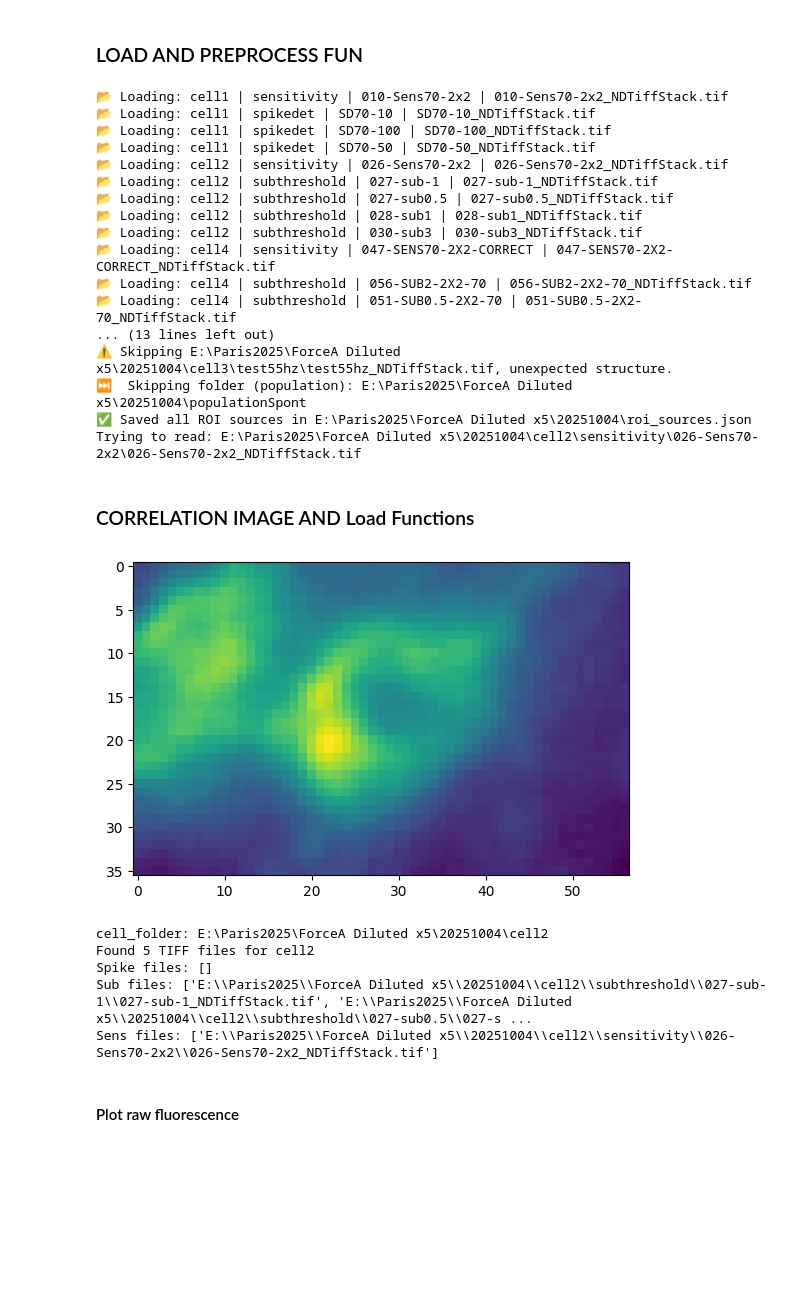
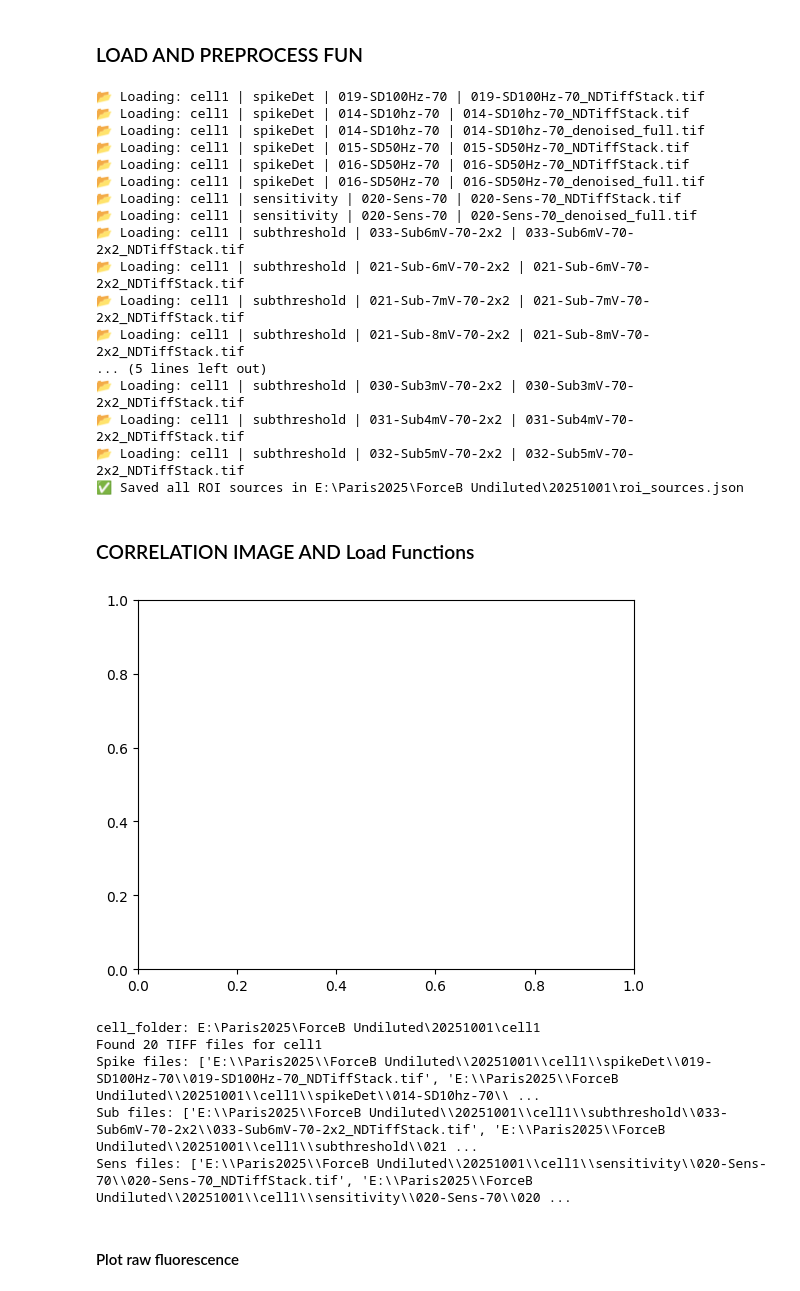
Before and after one commit to sofiamor/Imaging_analysis, a Jupyter notebook: Voltage_imaging/notebooks/mergeCodes.ipynb, the cells around one changed output. Saved outputs shown, nothing was run; the diff lists cells and outputs as text; code cells hidden in the pictures; blank space fills up the shorter version.

```diff
--- a/Voltage_imaging/notebooks/mergeCodes.ipynb
+++ b/Voltage_imaging/notebooks/mergeCodes.ipynb
@@ -261,14 +261,14 @@ def load_roi_mask(roi_path, shape):
             print(f"⚠️ Unknown ROI type for '{name}', keys: {list(roi.keys())}")
     return mask
 
-day_folder = r"E:\Paris2025\ForceA Diluted x5\20251004"
+day_folder = r"E:\Paris2025\ForceB Undiluted\20251001"
 data, sd70_path = load_all_tiffs_from_day(day_folder)
 roi_sources = find_roi_source_folders(day_folder)
 roi_sources = load_roi_sources_json(day_folder)
 
-cell_folder, first_folder = list(roi_sources.items())[1]
-first_folder = os.path.join(first_folder, '026-Sens70-2x2', '026-Sens70-2x2_NDTiffStack.tif')
-print("Trying to read:", first_folder)
+cell_folder, first_folder = list(roi_sources.items())[0]
+#first_folder = os.path.join(first_folder, '026-Sens70-2x2', '026-Sens70-2x2_NDTiffStack.tif')
+#print("Trying to read:", first_folder)
 
 def extract_trace(video_path):
     video_stack = load_video(video_path)
@@ -486,63 +486,63 @@ def plot_metrics(metrics):
     plt.tight_layout()
     plt.show()
 # %% [output]
-📂 Loading: cell1 | sensitivity | 010-Sens70-2x2 | 010-Sens70-2x2_NDTiffStack.tif
-📂 Loading: cell1 | spikedet | SD70-10 | SD70-10_NDTiffStack.tif
-📂 Loading: cell1 | spikedet | SD70-100 | SD70-100_NDTiffStack.tif
-📂 Loading: cell1 | spikedet | SD70-50 | SD70-50_NDTiffStack.tif
-📂 Loading: cell2 | sensitivity | 026-Sens70-2x2 | 026-Sens70-2x2_NDTiffStack.tif
-📂 Loading: cell2 | subthreshold | 027-sub-1 | 027-sub-1_NDTiffStack.tif
-📂 Loading: cell2 | subthreshold | 027-sub0.5 | 027-sub0.5_NDTiffStack.tif
-📂 Loading: cell2 | subthreshold | 028-sub1 | 028-sub1_NDTiffStack.tif
-📂 Loading: cell2 | subthreshold | 030-sub3 | 030-sub3_NDTiffStack.tif
-📂 Loading: cell4 | sensitivity | 047-SENS70-2X2-CORRECT | 047-SENS70-2X2-CORRECT_NDTiffStack.tif
-📂 Loading: cell4 | subthreshold | 056-SUB2-2X2-70 | 056-SUB2-2X2-70_NDTiffStack.tif
-📂 Loading: cell4 | subthreshold | 051-SUB0.5-2X2-70 | 051-SUB0.5-2X2-70_NDTiffStack.tif
-... (13 lines left out)
-⚠️ Skipping E:\Paris2025\ForceA Diluted x5\20251004\cell3\test55hz\test55hz_NDTiffStack.tif, unexpected structure.
-⏭️  Skipping folder (population): E:\Paris2025\ForceA Diluted x5\20251004\populationSpont
-✅ Saved all ROI sources in E:\Paris2025\ForceA Diluted x5\20251004\roi_sources.json
-Trying to read: E:\Paris2025\ForceA Diluted x5\20251004\cell2\sensitivity\026-Sens70-2x2\026-Sens70-2x2_NDTiffStack.tif
+📂 Loading: cell1 | spikeDet | 019-SD100Hz-70 | 019-SD100Hz-70_NDTiffStack.tif
+📂 Loading: cell1 | spikeDet | 014-SD10hz-70 | 014-SD10hz-70_NDTiffStack.tif
+📂 Loading: cell1 | spikeDet | 014-SD10hz-70 | 014-SD10hz-70_denoised_full.tif
+📂 Loading: cell1 | spikeDet | 015-SD50Hz-70 | 015-SD50Hz-70_NDTiffStack.tif
+📂 Loading: cell1 | spikeDet | 016-SD50Hz-70 | 016-SD50Hz-70_NDTiffStack.tif
+📂 Loading: cell1 | spikeDet | 016-SD50Hz-70 | 016-SD50Hz-70_denoised_full.tif
+📂 Loading: cell1 | sensitivity | 020-Sens-70 | 020-Sens-70_NDTiffStack.tif
+📂 Loading: cell1 | sensitivity | 020-Sens-70 | 020-Sens-70_denoised_full.tif
+📂 Loading: cell1 | subthreshold | 033-Sub6mV-70-2x2 | 033-Sub6mV-70-2x2_NDTiffStack.tif
+📂 Loading: cell1 | subthreshold | 021-Sub-6mV-70-2x2 | 021-Sub-6mV-70-2x2_NDTiffStack.tif
+📂 Loading: cell1 | subthreshold | 021-Sub-7mV-70-2x2 | 021-Sub-7mV-70-2x2_NDTiffStack.tif
+📂 Loading: cell1 | subthreshold | 021-Sub-8mV-70-2x2 | 021-Sub-8mV-70-2x2_NDTiffStack.tif
+... (5 lines left out)
+📂 Loading: cell1 | subthreshold | 030-Sub3mV-70-2x2 | 030-Sub3mV-70-2x2_NDTiffStack.tif
+📂 Loading: cell1 | subthreshold | 031-Sub4mV-70-2x2 | 031-Sub4mV-70-2x2_NDTiffStack.tif
+📂 Loading: cell1 | subthreshold | 032-Sub5mV-70-2x2 | 032-Sub5mV-70-2x2_NDTiffStack.tif
+✅ Saved all ROI sources in E:\Paris2025\ForceB Undiluted\20251001\roi_sources.json
 # %% [markdown]
 ### CORRELATION IMAGE AND Load Functions
 # %%
-expt_data = tifffile.imread(first_folder)
-correlation_img = calculate_spatial_average(expt_data.astype(np.float32))
+#expt_data = tifffile.imread(first_folder)
+#correlation_img = calculate_spatial_average(expt_data.astype(np.float32))
 
 fig, ax = plt.subplots()
-ax.imshow(correlation_img)
+#ax.imshow(correlation_img)
 plt.show()
 
 # labels: output of watershed (0 = background, 1,2,... = cells)
 print("cell_folder:", cell_folder)
 
 cell_folder = Path(cell_folder)  # convert to Path object
 cell_videos = {f.stem: tifffile.imread(f) for f in cell_folder.rglob("*_NDTiffStack.tif")}
 
 # ----------------------------
 video_files = []
 for root, dirs, files in os.walk(cell_folder):
     for file in files:
         if file.endswith(".tif") and "population" not in root.lower():
             if "roi_mask" not in file.lower():
                 video_files.append(os.path.join(root, file))
 
 print(f"Found {len(video_files)} TIFF files for {os.path.basename(cell_folder)}")
 
-sub_files = [f for f in video_files if "sub" in os.path.basename(os.path.dirname(f))]
+sub_files = [f for f in video_files if "Sub" in os.path.basename(os.path.dirname(f))]
 sens_files = [f for f in video_files if "Sens" in os.path.basename(os.path.dirname(f))]
 spike_files = [f for f in video_files if "SD" in os.path.basename(os.path.dirname(f))]
 print(f"Spike files: {spike_files}")
 print(f"Sub files: {sub_files}")
 print(f"Sens files: {sens_files}")
 light_on_off_buffer_nframes = 10
 # %% [output]
-[figure, old version]
+[figure, new version]
-cell_folder: E:\Paris2025\ForceA Diluted x5\20251004\cell2
-Found 5 TIFF files for cell2
-Spike files: []
-Sub files: ['E:\\Paris2025\\ForceA Diluted x5\\20251004\\cell2\\subthreshold\\027-sub-1\\027-sub-1_NDTiffStack.tif', 'E:\\Paris2025\\ForceA Diluted x5\\20251004\\cell2\\subthreshold\\027-sub0.5\\027-s ...
-Sens files: ['E:\\Paris2025\\ForceA Diluted x5\\20251004\\cell2\\sensitivity\\026-Sens70-2x2\\026-Sens70-2x2_NDTiffStack.tif']
+cell_folder: E:\Paris2025\ForceB Undiluted\20251001\cell1
+Found 20 TIFF files for cell1
+Spike files: ['E:\\Paris2025\\ForceB Undiluted\\20251001\\cell1\\spikeDet\\019-SD100Hz-70\\019-SD100Hz-70_NDTiffStack.tif', 'E:\\Paris2025\\ForceB Undiluted\\20251001\\cell1\\spikeDet\\014-SD10hz-70\\ ...
+Sub files: ['E:\\Paris2025\\ForceB Undiluted\\20251001\\cell1\\subthreshold\\033-Sub6mV-70-2x2\\033-Sub6mV-70-2x2_NDTiffStack.tif', 'E:\\Paris2025\\ForceB Undiluted\\20251001\\cell1\\subthreshold\\021 ...
+Sens files: ['E:\\Paris2025\\ForceB Undiluted\\20251001\\cell1\\sensitivity\\020-Sens-70\\020-Sens-70_NDTiffStack.tif', 'E:\\Paris2025\\ForceB Undiluted\\20251001\\cell1\\sensitivity\\020-Sens-70\\020 ...
 # %% [markdown]
 #### Plot raw fluorescence
 # %%
```
Also changed, not shown: parts of 7 cells of this notebook.
